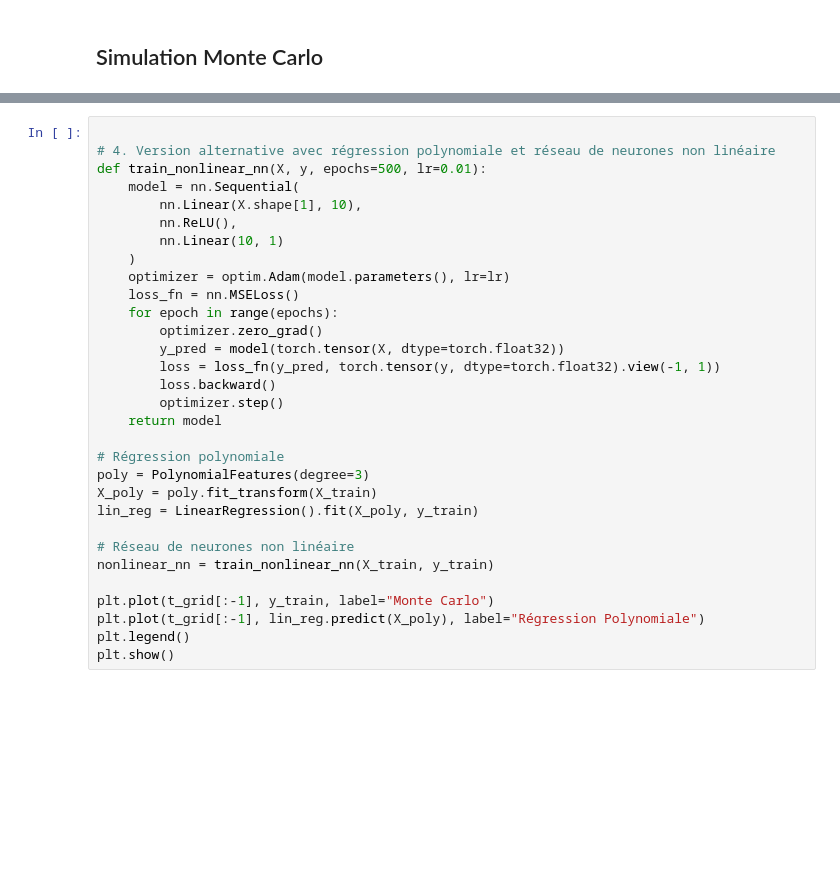
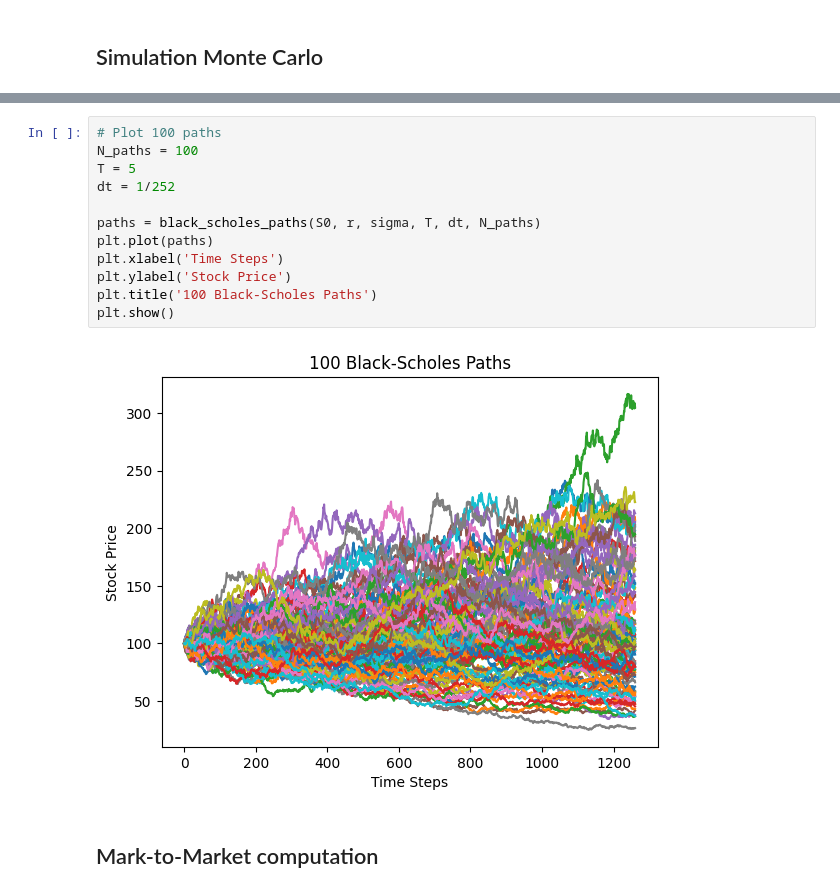
Before and after one commit to Bilg4me/Deep-XVA-Analysis, a Jupyter notebook: notebook.ipynb, the cells around one changed output, grey strips where cells are left out. Saved outputs shown, nothing was run; the diff lists cells and outputs as text; blank space fills up the shorter version.

Commit message:
Black-Scholes Simulation and MtM computation

```diff
--- a/notebook.ipynb
+++ b/notebook.ipynb
@@ -80,31 +34,16 @@ CVA Monte Carlo: 2.5240, CVA Formel: 59.1044
-# %%
-
-# 4. Version alternative avec régression polynomiale et réseau de neurones non linéaire
-def train_nonlinear_nn(X, y, epochs=500, lr=0.01):
-    model = nn.Sequential(
-        nn.Linear(X.shape[1], 10),
-        nn.ReLU(),
-        nn.Linear(10, 1)
-    )
-    optimizer = optim.Adam(model.parameters(), lr=lr)
-    loss_fn = nn.MSELoss()
-    for epoch in range(epochs):
-        optimizer.zero_grad()
-        y_pred = model(torch.tensor(X, dtype=torch.float32))
-        loss = loss_fn(y_pred, torch.tensor(y, dtype=torch.float32).view(-1, 1))
-        loss.backward()
-        optimizer.step()
-    return model
-
-# Régression polynomiale
-poly = PolynomialFeatures(degree=3)
-X_poly = poly.fit_transform(X_train)
-lin_reg = LinearRegression().fit(X_poly, y_train)
-
-# Réseau de neurones non linéaire
-nonlinear_nn = train_nonlinear_nn(X_train, y_train)
-
-plt.plot(t_grid[:-1], y_train, label="Monte Carlo")
-plt.plot(t_grid[:-1], lin_reg.predict(X_poly), label="Régression Polynomiale")
-plt.legend()
-plt.show()
+# %%
+# Plot 100 paths
+N_paths = 100
+T = 5
+dt = 1/252
+
+paths = black_scholes_paths(S0, r, sigma, T, dt, N_paths)
+plt.plot(paths)
+plt.xlabel('Time Steps')
+plt.ylabel('Stock Price')
+plt.title('100 Black-Scholes Paths')
+plt.show()
+# %% [output]
+[figure, added]
+# %% [markdown]
+## Mark-to-Market computation
```
Also changed, not shown: parts of 7 cells of this notebook.
